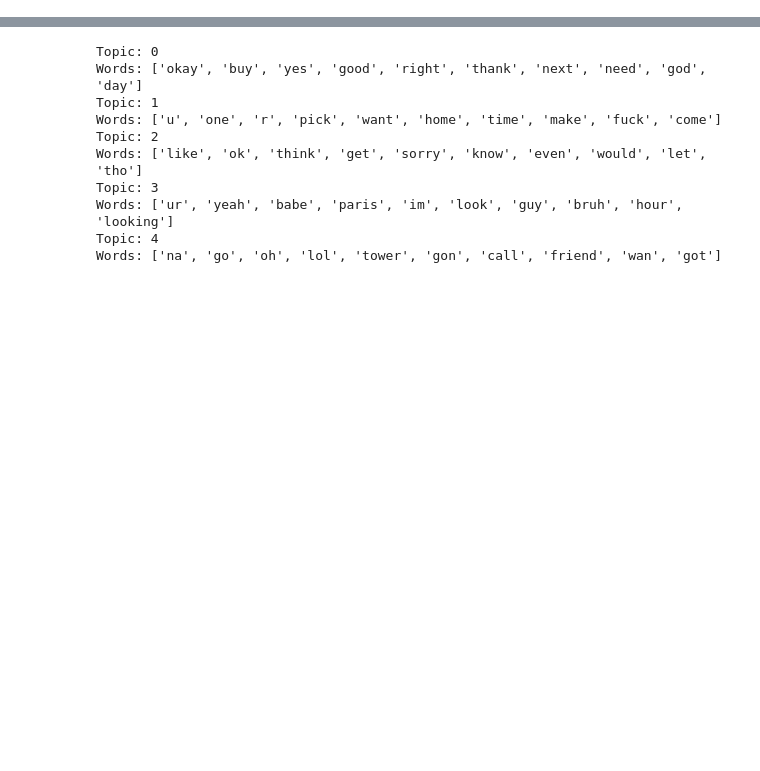
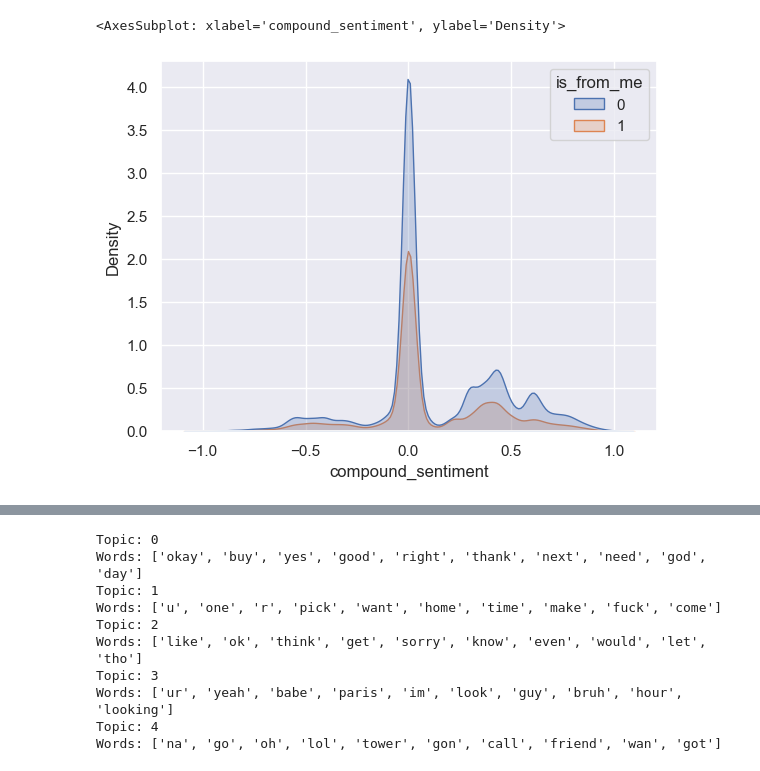
Before and after one commit to rustom/message-analysis, a Jupyter notebook: exploration.ipynb, the cells around one changed output, grey strips where cells are left out. Saved outputs shown, nothing was run; the diff lists cells and outputs as text; code cells hidden in the pictures; blank space fills up the shorter version.

```diff
--- a/exploration.ipynb
+++ b/exploration.ipynb
@@ -71,0 +160,5 @@ data = data.dropna()
+# %%
+sns.kdeplot(x='compound_sentiment', hue='is_from_me', fill=True, data=df)
+# %% [output]
+<AxesSubplot: xlabel='compound_sentiment', ylabel='Density'>
+[figure, added]
```
Also changed, not shown: parts of 45 cells of this notebook, 2 other files.
